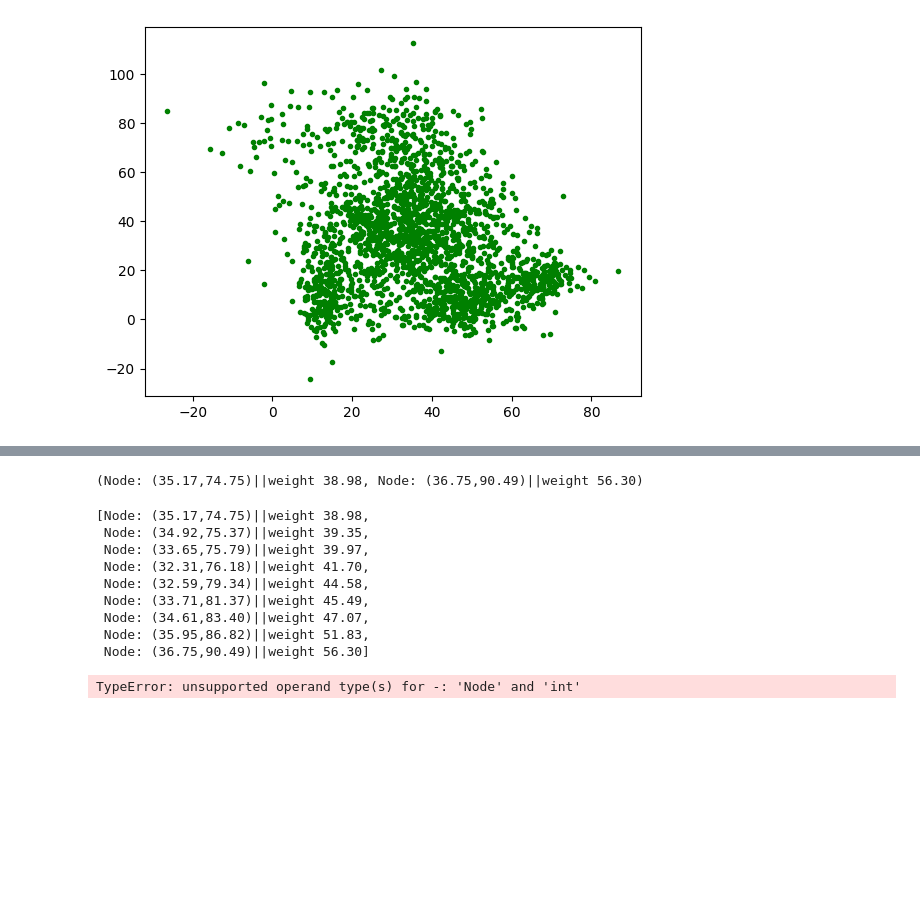
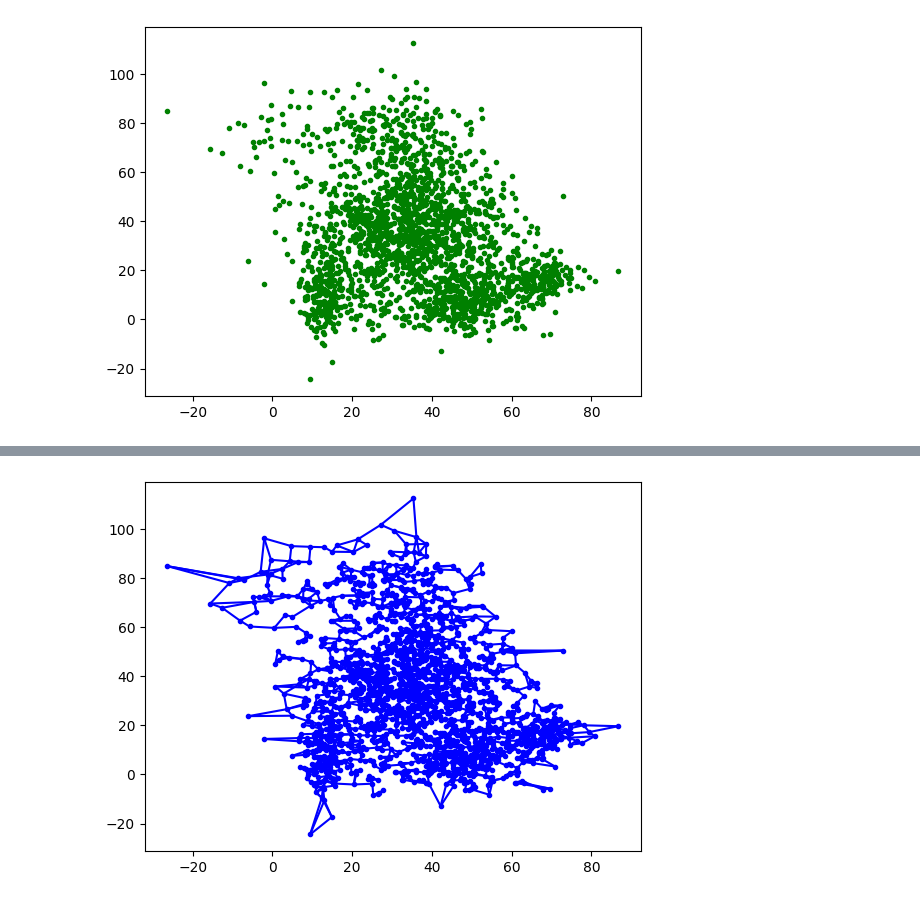
Before and after one commit to jmgpgit/Final-Project, a Jupyter notebook: src/population_distributions.ipynb, the cells around one changed output, grey strips where cells are left out. Cells and saved outputs as stored; diff of their text form; code cells hidden in the pictures; blank space fills up the shorter version.

```diff
--- a/src/population_distributions.ipynb
+++ b/src/population_distributions.ipynb
@@ -103,6 +103,6 @@ neighbor_dict = {i:neighborhood(i,nodes,3) for i in nodes}
 def road_picker(node, neighborhood):
     npr.seed(int(node.weight*1000))
     edges = [Edge.make(node,i,weight = lambda x: Node.dist(x.node1, x.node2,metric = 'manhattan')) for i in neighborhood]
-    picks = min(max(npr.poisson(2),1),len(neighborhood)-1)
+    picks = min(max(npr.poisson(3),1),len(neighborhood)-1)
     res = [edges[0]] + list(npr.choice(edges[1:],size=picks))
     return res
@@ -120,8 +109,6 @@ road_picker2(nodes[0],neighbor_dict[nodes[0]])
 # %%
 edges = []
 for i in nodes:
-    edges.extend(road_picker2(i,neighbor_dict[i]))
-#edg = []
-#[edg.append(edge) for edge in edges if edge not in edg];
+    edges.extend(road_picker(i,neighbor_dict[i]))
 # %%
 city = Network(nodes,edges)
@@ -132,21 +115,15 @@ len(city.nodes), len(city.edges)
-# %%
-nodes[0],nodes[1]
-# %% [output]
-(Node: (35.17,74.75)||weight 38.98, Node: (36.75,90.49)||weight 56.30)
-# %%
-x = city.find_path(nodes[0],nodes[1])
-x
-# %% [output]
-[Node: (35.17,74.75)||weight 38.98,
- Node: (34.92,75.37)||weight 39.35,
- Node: (33.65,75.79)||weight 39.97,
- Node: (32.31,76.18)||weight 41.70,
- Node: (32.59,79.34)||weight 44.58,
- Node: (33.71,81.37)||weight 45.49,
- Node: (34.61,83.40)||weight 47.07,
- Node: (35.95,86.82)||weight 51.83,
- Node: (36.75,90.49)||weight 56.30]
-# %%
-city.fill_path_edges(x)
-# %% [output]
-TypeError: unsupported operand type(s) for -: 'Node' and 'int'
+# %%
+x  = [node.weight for node in city.nodes]
+# %%
+x = sorted(x,key = lambda x : abs(x))
+# %%
+def plot_network(network, color = 'b', marker = '.', linestyle = 'None', alpha = 1):
+    x = [node.x for node in network.nodes]
+    y = [node.y for node in network.nodes]
+    plt.plot(x,y,marker = marker, linestyle = linestyle, color = color, alpha = alpha)
+    for edge in network.edges:
+        plt.plot([edge.node1.x,edge.node2.x],[edge.node1.y,edge.node2.y],color = color, alpha = alpha)
+    return
+plot_network(city)
+# %% [output]
+[figure, added]
```
Also changed, not shown: parts of 4 cells of this notebook, 9 other files.
